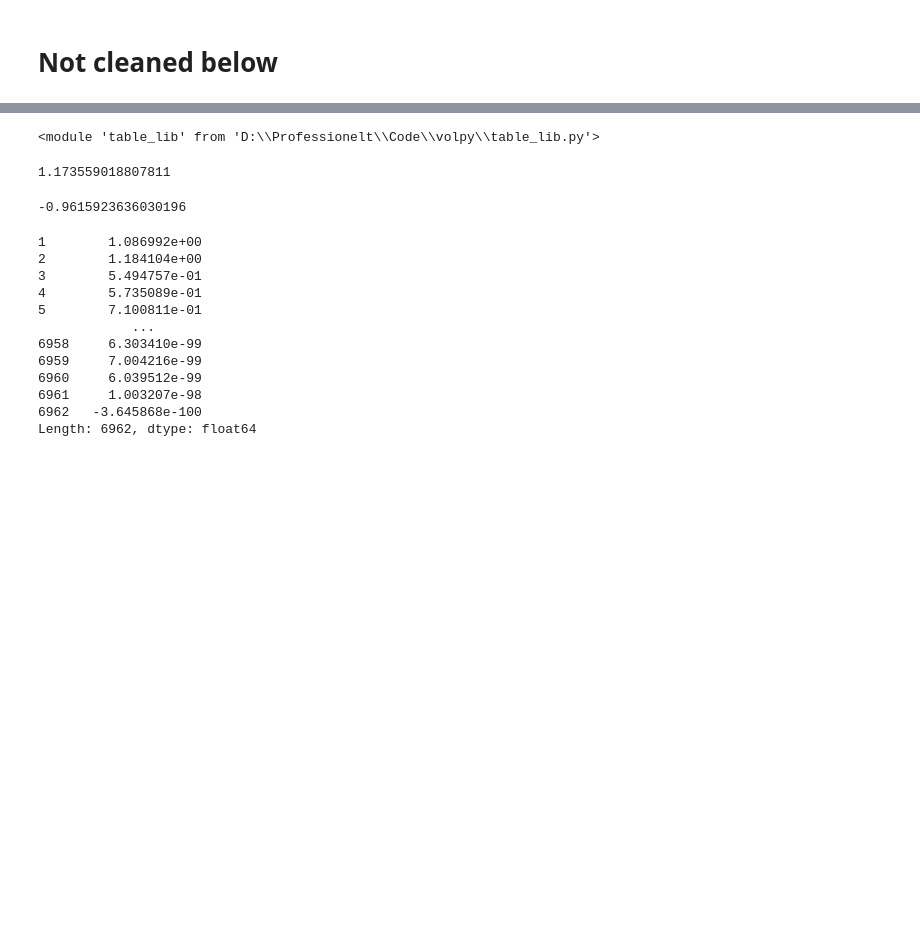
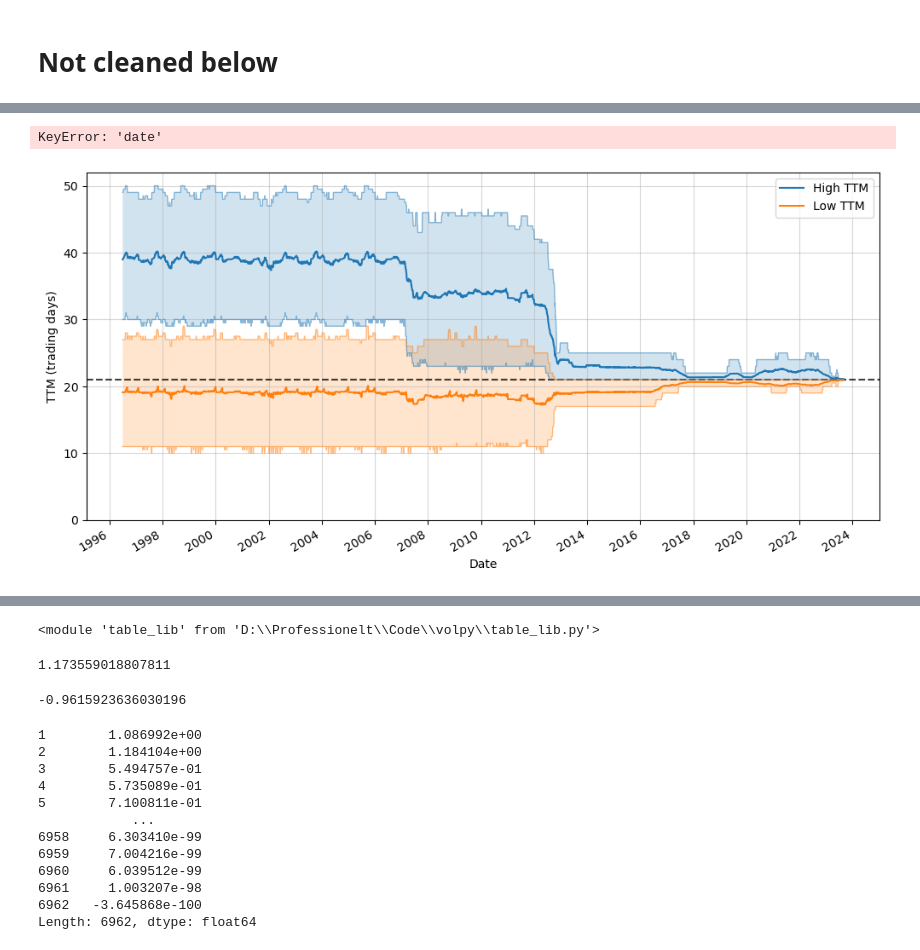
Before and after one commit to MadsHebsgaard/volpy, a Jupyter notebook: Mads work.ipynb, the cells around one changed output, grey strips where cells are left out. Drawn from its saved outputs; the diff is of its cells as text; code cells hidden in the pictures; blank space fills up the shorter version.

```diff
--- a/Mads work.ipynb
+++ b/Mads work.ipynb
@@ -28,6 +28,15 @@ importlib.reload(table_lib)
 <module 'table_lib' from 'D:\\Professionelt\\Code\\volpy\\table_lib.py'>
 # %% [markdown]
 # Create Data
+# %%
+sum_df, od_raw = vp.load_analyze_create_swap(
+    om_folder="i2s1_full_v2",
+    ticker_list=["SPX", "OEX"],
+    first_day=None,
+    last_day=None,
+    IV_type="om",
+    save_files = True
+)
 # %%
 importlib.reload(vp)
 importlib.reload(load_clean_lib)
@@ -118,0 +191,10 @@ table_lib.CarrWu2009_table_3_choose_stat(summary_dly_df, print_latex = False, st
+# %%
+# ensure your DataFrame is datetime‑indexed
+SPX_df['date'] = pd.to_datetime(SPX_df['date'])
+SPX_df.set_index('date', inplace=True)
+# %% [output]
+KeyError: 'date'
+# %%
+vp.plot_timeseries_with_pct(alpha = 0.1, var = "days", var_name = "TTM (trading days)")
+# %% [output]
+[figure, added]
```
Also changed, not shown: parts of 18 cells of this notebook, 7 other files.
